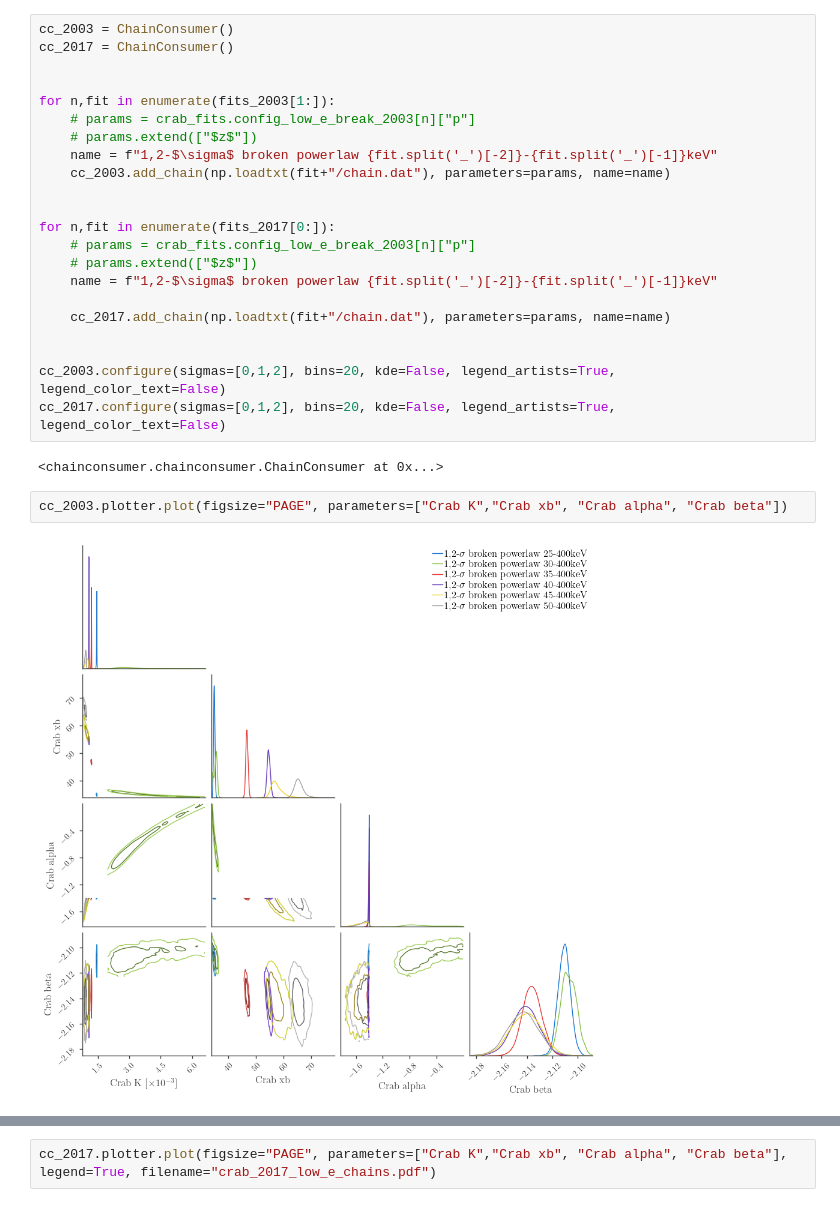
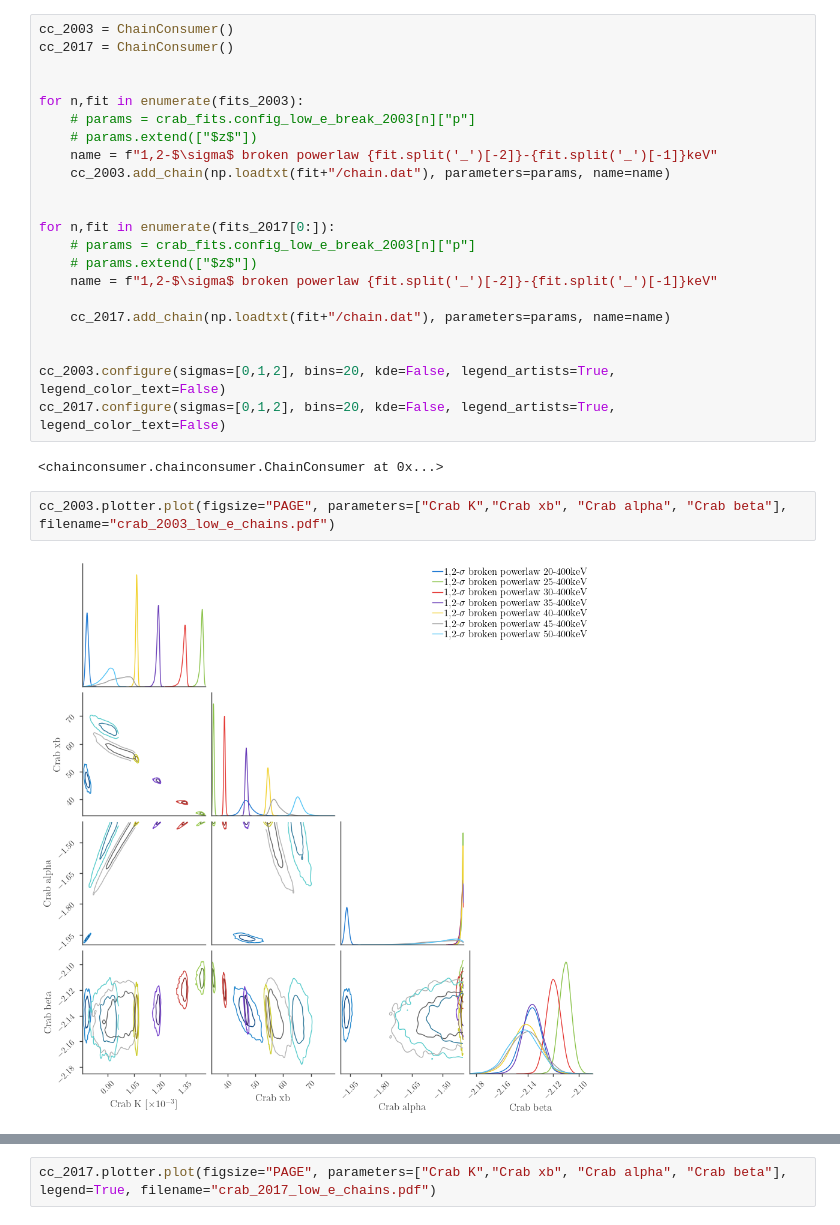
Before and after one commit to timmguthle/INTEGRAL-SPI, a Jupyter notebook: main_files/crab_19/low_energy_fit.ipynb, the cells around one changed output, grey strips where cells are left out. Saved outputs shown, nothing was run; the diff lists cells and outputs as text.

```diff
--- a/main_files/crab_19/low_energy_fit.ipynb
+++ b/main_files/crab_19/low_energy_fit.ipynb
@@ -94,7 +94,7 @@ cc_2003 = ChainConsumer()
 cc_2017 = ChainConsumer()
 
 
-for n,fit in enumerate(fits_2003[1:]):
+for n,fit in enumerate(fits_2003):
     # params = crab_fits.config_low_e_break_2003[n]["p"]
     # params.extend(["$z$"])
     name = f"1,2-$\sigma$ broken powerlaw {fit.split('_')[-2]}-{fit.split('_')[-1]}keV"
@@ -114,6 +114,6 @@ cc_2017.configure(sigmas=[0,1,2], bins=20, kde=False, legend_artists=True, legen
 # %% [output]
 <chainconsumer.chainconsumer.ChainConsumer at 0x...>
 # %%
-cc_2003.plotter.plot(figsize="PAGE", parameters=["Crab K","Crab xb", "Crab alpha", "Crab beta"])
+cc_2003.plotter.plot(figsize="PAGE", parameters=["Crab K","Crab xb", "Crab alpha", "Crab beta"], filename="crab_2003_low_e_chains.pdf")
 # %% [output]
-[figure, old version]
+[figure, new version]
```
Also changed, not shown: parts of 3 cells of this notebook, 6 other files.
